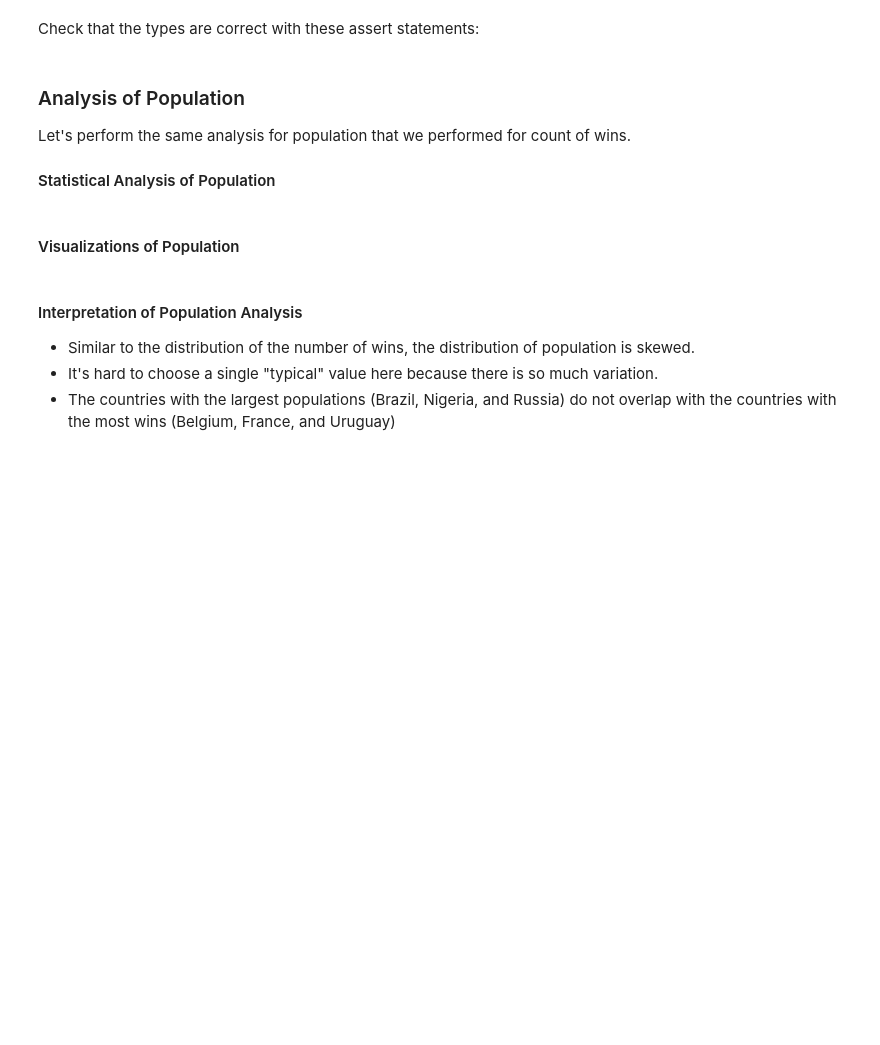
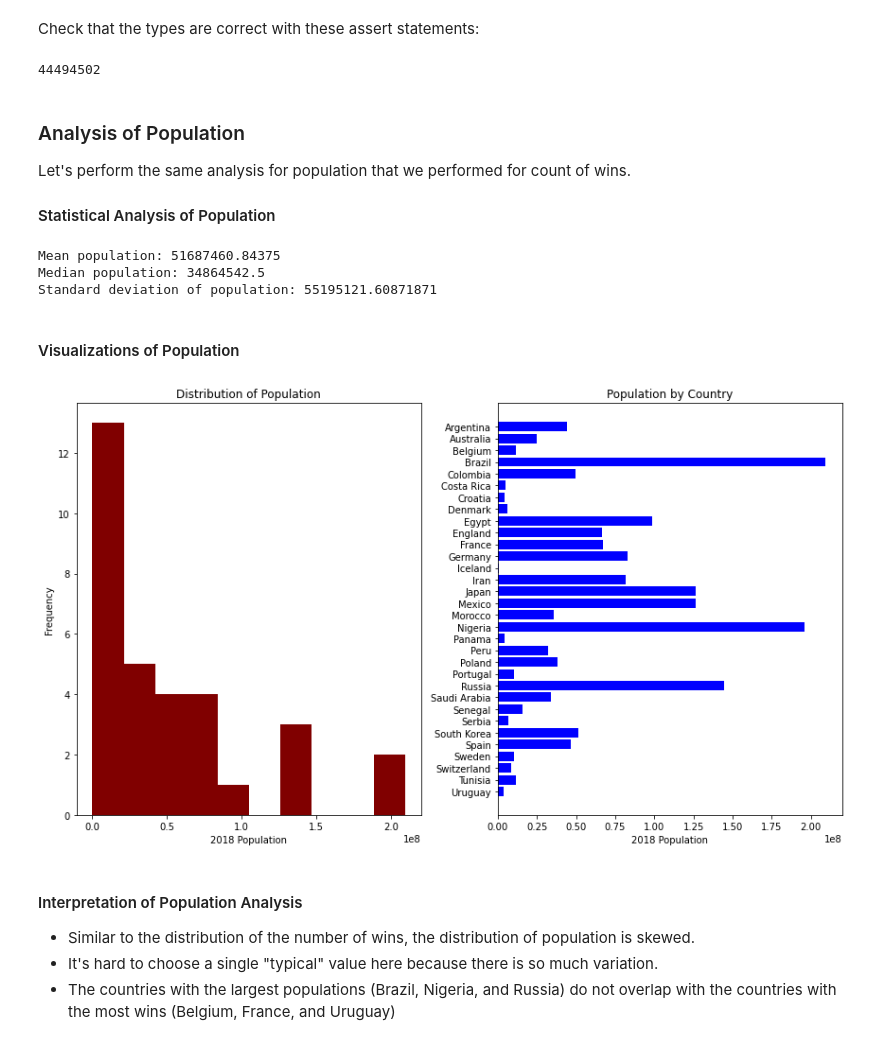
Before and after one commit to Lewynhoanalytics/dsc-data-serialization-lab, a Jupyter notebook: index.ipynb, the cells around one changed output. Drawn from its saved outputs; the diff is of its cells as text; code cells hidden in the pictures; blank space fills up the shorter version.

```diff
--- a/index.ipynb
+++ b/index.ipynb
@@ -636,4 +641,4 @@ assert find_winner(matches[0]) == "Russia"
 assert find_winner(matches[1]) == "Uruguay"
 assert find_winner(matches[2]) == None
 # %%
-combined_data["Argentina"]["wins"]+=1
+#combined_data["Argentina"]["wins"]+=1
@@ -916,9 +947,9 @@ population_data_filtered = []
 
 for record in population_data:
     # Get normalized country name
-    country_name=normalize_location(record["Country Name"])
+    record["Country Name"]=normalize_location(record["Country Name"])
     # Add record to population_data_filtered if relevant
-    if country_name in teams and record["Year"]=="2018":
+    if record["Country Name"] in teams and record["Year"]=="2018":
 
         # Replace the country name in the record
 
@@ -1007,11 +1054,13 @@ In the cell below, loop over `population_data_filtered` and add information abou
 # Replace None with appropriate code
 for record in population_data_filtered:
     # Extract the country name from the record
-    country = None
+    country = record["Country Name"]
     # Extract the population value from the record
-    population = None
+    population = record["Value"]
     # Add this information to combined_data
-    None
+    combined_data[country].update({"population":population})
+
+
 
 # Look combined_data
 combined_data
@@ -1021,6 +1125,11 @@ Check that the types are correct with these assert statements:
 # Run this cell without changes
 assert type(combined_data["Uruguay"]) == dict
 assert type(combined_data["Uruguay"]["population"]) == int
+# %%
+#Argentina population
+combined_data["Argentina"]["population"]
+# %% [output]
+44494502
 # %% [markdown]
 ### Analysis of Population
 
@@ -1034,25 +1143,31 @@ populations = [val["population"] for val in combined_data.values()]
 print("Mean population:", np.mean(populations))
 print("Median population:", np.median(populations))
 print("Standard deviation of population:", np.std(populations))
+# %% [output]
+Mean population: 51687460.84375
+Median population: 34864542.5
+Standard deviation of population: 55195121.60871871
 # %% [markdown]
 #### Visualizations of Population
 # %%
 # Run this cell without changes
 
 # Set up figure and axes
 fig, (ax1, ax2) = plt.subplots(ncols=2, figsize=(12, 7))
 fig.set_tight_layout(True)
 
 # Histogram of Populations and Frequencies
-ax1.hist(x=populations, color="blue")
+ax1.hist(x=populations, color="maroon")
 ax1.set_xlabel("2018 Population")
 ax1.set_ylabel("Frequency")
 ax1.set_title("Distribution of Population")
 
 # Horizontal Bar Graph of Population by Country
 ax2.barh(teams[::-1], populations[::-1], color="blue")
 ax2.set_xlabel("2018 Population")
 ax2.set_title("Population by Country");
+# %% [output]
+[figure, added]
 # %% [markdown]
 #### Interpretation of Population Analysis
 
```
Also changed, not shown: parts of 22 cells of this notebook.
